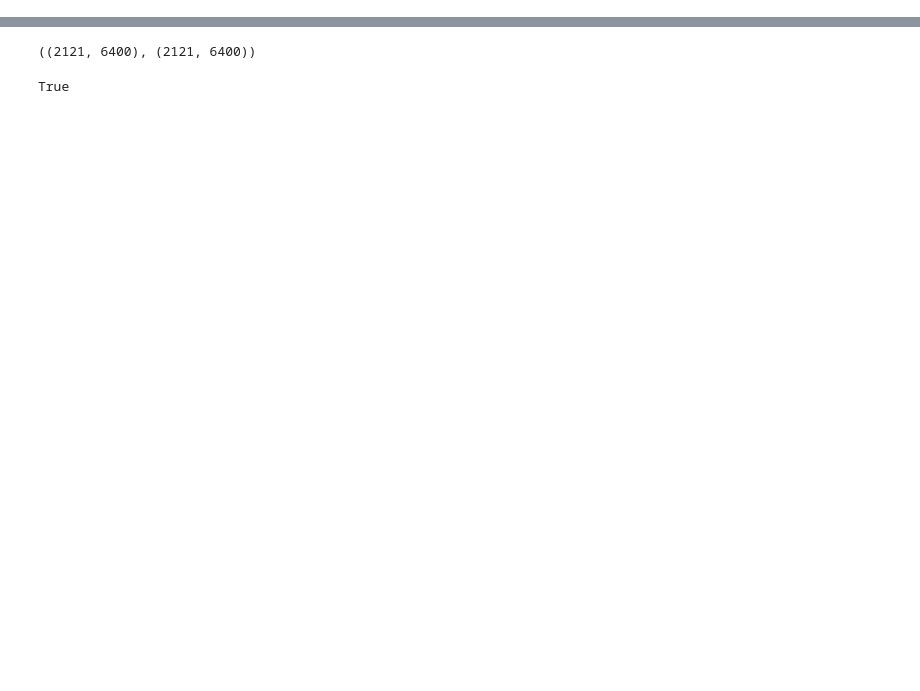
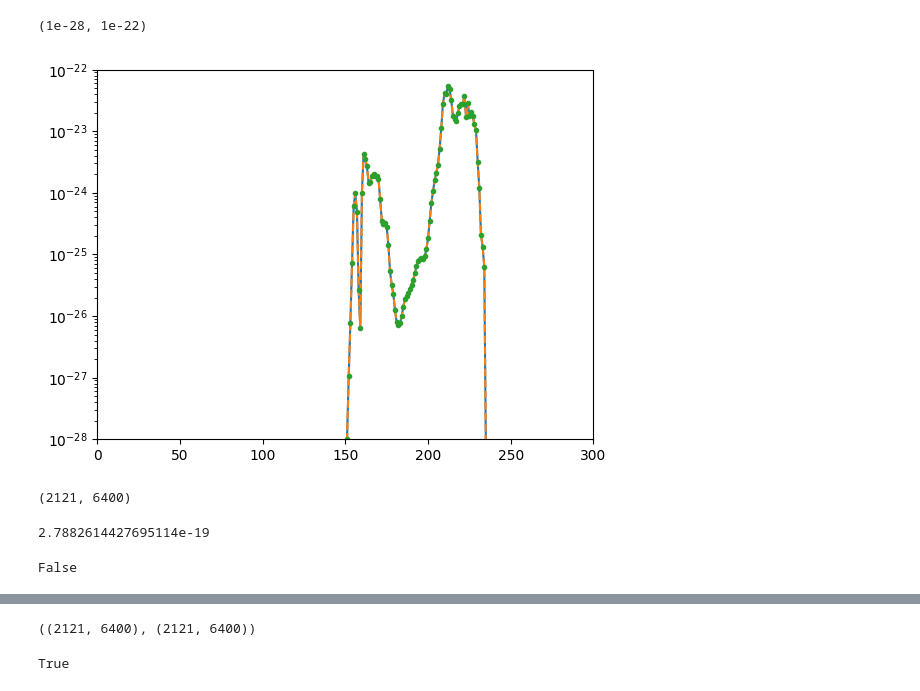
Before and after one commit to liamedeiros/Mahakala, a Jupyter notebook: demos/grmhd.ipynb, the cells around one changed output, grey strips where cells are left out. Cells and saved outputs as stored; diff of their text form; code cells hidden in the pictures; blank space fills up the shorter version.

Commit message:
add updated jax synchrotron emissivity function

```diff
--- a/demos/grmhd.ipynb
+++ b/demos/grmhd.ipynb
@@ -49,7 +51,7 @@ Theta_e = rlow_rhigh_model(fluid_scalars['dens'], fluid_scalars['u'], beta, r_hi
 local_nu = - fluid_scalars['kdotu'] * observing_frequency
 gamma_inv_data = local_nu / observing_frequency
 
-units = fluid_model.get_units(M_BH, Mass_scale)
+units = fluid_model.get_units(M_bh, Mass_scale)
 
 B_in_gauss = units['B_unit'] * fluid_scalars['b']
 Ne_in_cgs = units['Ne_unit'] * fluid_scalars['dens']
@@ -58,12 +62,8 @@ nsteps, npx, _ = S.shape
 
 from tqdm import tqdm
 
-from mahakala.transfer import synchrotron_emissivity
-
 synemiss_data = np.empty((nsteps, npx))
 for i in tqdm(range(nsteps)):
-    synemiss_data[i] = synchrotron_emissivity(Ne_in_cgs[i], Theta_e[i], B_in_gauss[i], local_nu[i], fluid_scalars['pitch_angle'][i])
-    #synemiss_data[i] = emission_coefficient(ne_data[i], Theta_e[i], bfield[i], local_nu[i], beta[i], fluid_scalars['pitch_angle'][i])
-index = np.where(np.isnan(synemiss_data) == True)  # is the == True needed?
-synemiss_data[index[0], index[1]] = 0.0
-del index
+    synemiss_data[i] = synchrotron_emissivity_raw(Ne_in_cgs[i], Theta_e[i], B_in_gauss[i], local_nu[i], fluid_scalars['pitch_angle'][i])
+synemiss_data[np.isnan(synemiss_data)] = 0.
+# I fully expect this is correct
@@ -69,0 +72,5 @@ del index
+# %%
+Ne = fluid_scalars['dens'] * units['Ne_unit']
+B = fluid_scalars['b'] * units['B_unit']
+pitch_angle = fluid_scalars['pitch_angle']
+synemiss_data_new = synchrotron_emissivity(Ne, Theta_e, B, pitch_angle, local_nu)
@@ -69,0 +79,16 @@ del index
+# %%
+Ne = fluid_scalars['dens'] * units['Ne_unit']
+B = fluid_scalars['b'] * units['B_unit']
+pitch_angle = fluid_scalars['pitch_angle']
+
+import time
+
+t0 = time.time()
+
+nits = 40
+for _ in range(nits):
+    synemiss_data_jax = synchrotron_emissivity_jax(Ne, Theta_e, B, pitch_angle, local_nu)
+
+t1 = time.time()
+
+print( (t1-t0) / nits )
@@ -69,0 +104,14 @@ del index
+# %%
+pidx = 391
+
+plt.plot(synemiss_data[:, pidx])
+plt.plot(synemiss_data_new[:, pidx], '--')
+plt.plot(synemiss_data_jax[:, pidx], '.')
+
+plt.yscale('log')
+
+plt.xlim(0, 300)
+plt.ylim(1.e-28, 1.e-22)
+# %% [output]
+(1e-28, 1e-22)
+[figure, added]
@@ -69,0 +124,12 @@ del index
+# %%
+synemiss_data_jax.shape
+# %% [output]
+(2121, 6400)
+# %%
+synemiss_data.max()
+# %% [output]
+2.7882614427695114e-19
+# %%
+np.allclose(synemiss_data, synemiss_data_jax)
+# %% [output]
+False
```
Also changed, not shown: parts of 19 cells of this notebook, 2 other files.
